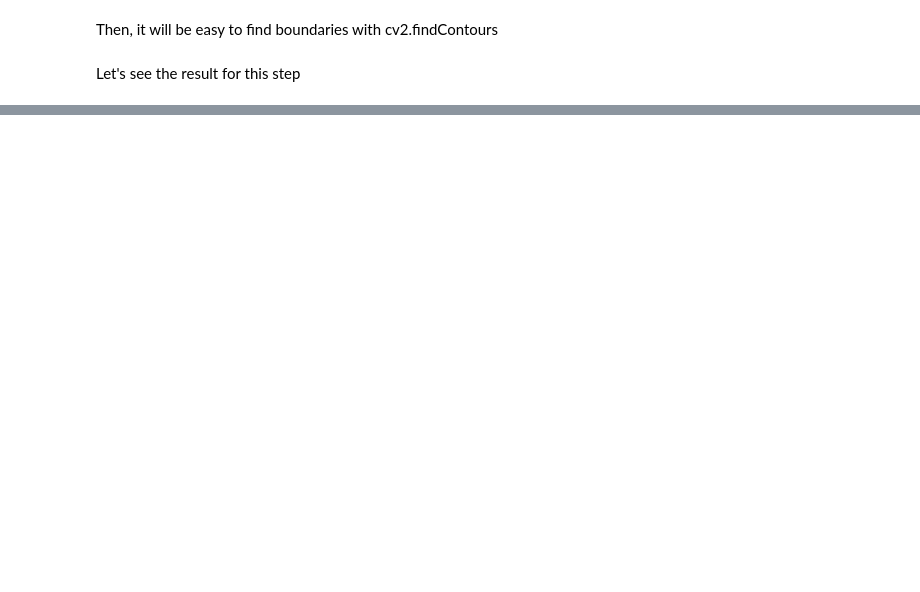
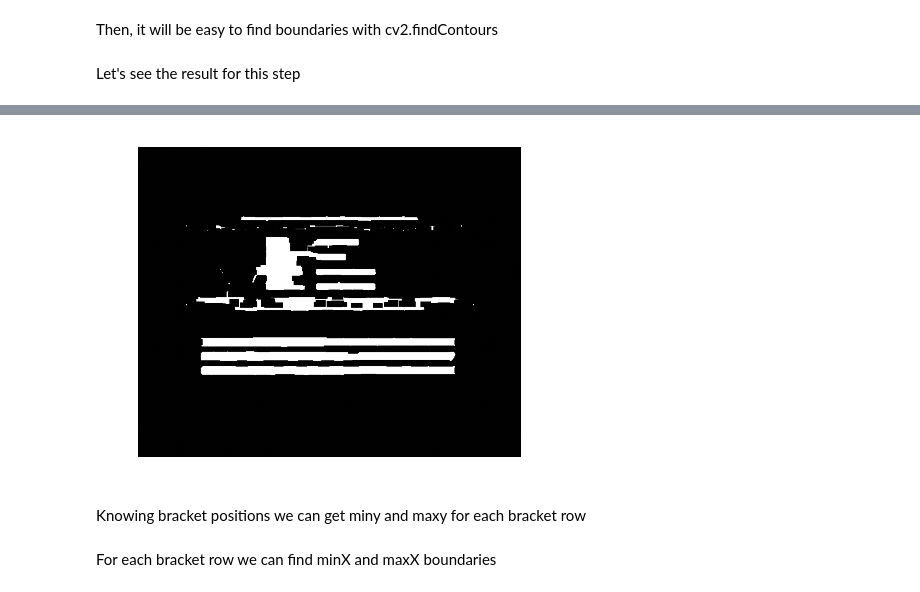
Before and after one commit to xmarvin/angle-bracket-detection-lab, a Jupyter notebook: mrz-result.ipynb, the cells around one changed output, grey strips where cells are left out. Drawn from its saved outputs; the diff is of its cells as text; code cells hidden in the pictures; blank space fills up the shorter version.

```diff
--- a/mrz-result.ipynb
+++ b/mrz-result.ipynb
@@ -84,0 +88,2 @@ draw_boundaries(original_image, boxes)
+# %%
+simplified_image = params.simplify_image(image)
@@ -84,0 +92,11 @@ draw_boundaries(original_image, boxes)
+# %%
+def get_lines(img):
+    gradX = cv2.morphologyEx(simplified_image, cv2.MORPH_CLOSE, cv2.getStructuringElement(cv2.MORPH_RECT, (20, 10)))
+    return cv2.threshold(gradX, 0, 255, cv2.THRESH_BINARY | cv2.THRESH_OTSU)[1]
+lines = get_lines(simplified_image)
+# %%
+show_image(lines)
+# %% [output]
+[figure, added]
+# %% [markdown]
+Knowing bracket positions we can get miny and maxy for each bracket row
@@ -84,0 +108,2 @@ draw_boundaries(original_image, boxes)
+# %% [markdown]
+For each bracket row we can find minX and maxX boundaries
```
Also changed, not shown: parts of 11 cells of this notebook, 4 other files.
